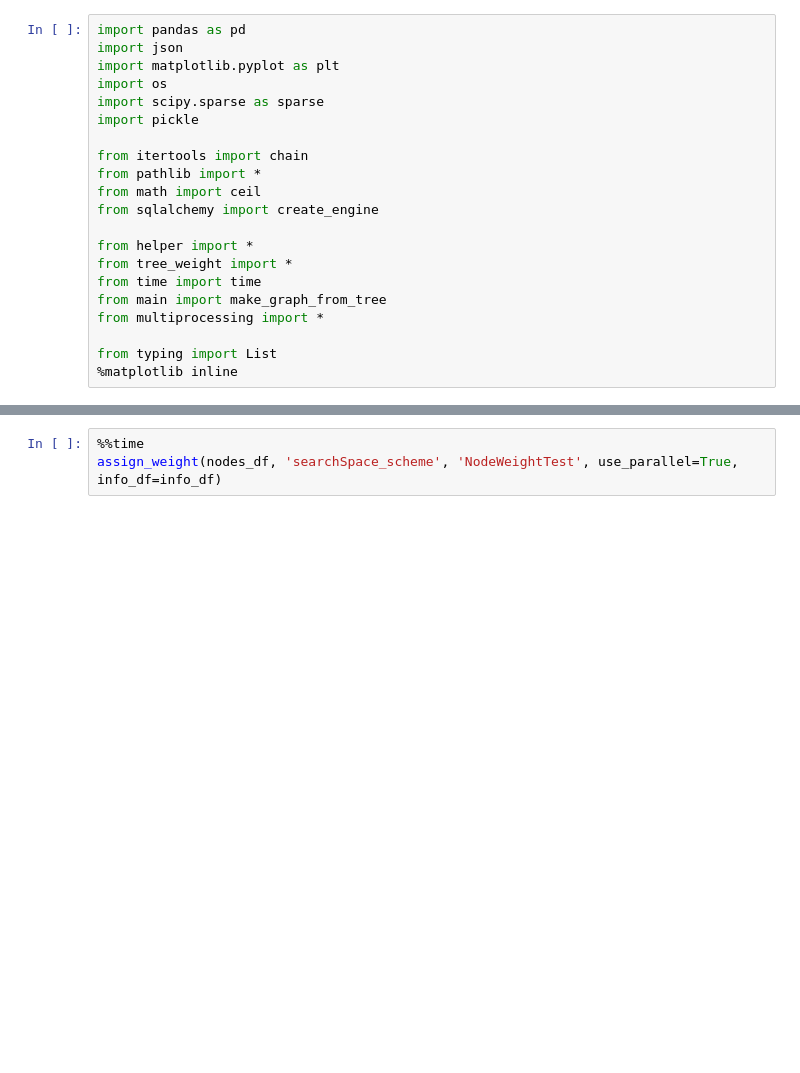
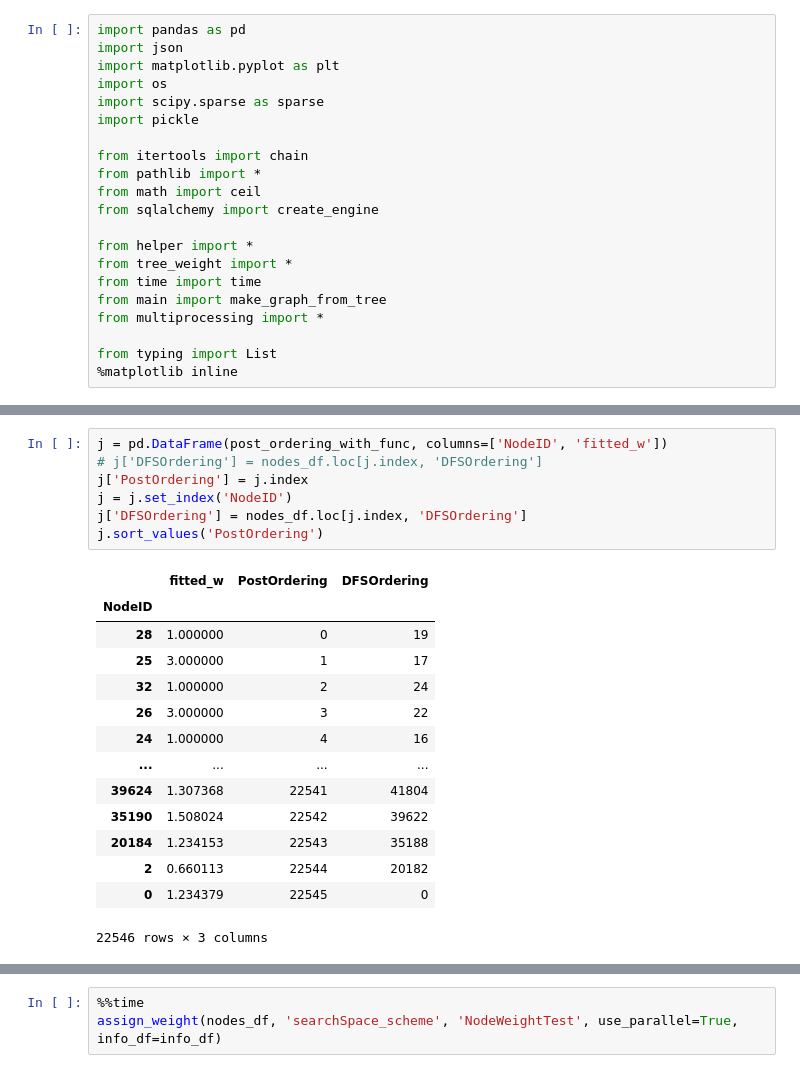
Before and after one commit to LongDangHoang/CPProgressEstimation, a Jupyter notebook: testground.ipynb, the cells around one changed output, grey strips where cells are left out. Cells and saved outputs as stored; diff of their text form; blank space fills up the shorter version.

```diff
--- a/testground.ipynb
+++ b/testground.ipynb
@@ -200,0 +154,22 @@ def assign_weight(nodes_df: pd.DataFrame, weight_scheme: str,
+# %%
+j = pd.DataFrame(post_ordering_with_func, columns=['NodeID', 'fitted_w'])
+# j['DFSOrdering'] = nodes_df.loc[j.index, 'DFSOrdering']
+j['PostOrdering'] = j.index
+j = j.set_index('NodeID')
+j['DFSOrdering'] = nodes_df.loc[j.index, 'DFSOrdering']
+j.sort_values('PostOrdering')
+# %% [output]
+|  | fitted_w | PostOrdering | DFSOrdering |
+| NodeID |  |  |  |
+| 28 | 1.000000 | 0 | 19 |
+| 25 | 3.000000 | 1 | 17 |
+| 32 | 1.000000 | 2 | 24 |
+| 26 | 3.000000 | 3 | 22 |
+| 24 | 1.000000 | 4 | 16 |
+| ... | ... | ... | ... |
+| 39624 | 1.307368 | 22541 | 41804 |
+| 35190 | 1.508024 | 22542 | 39622 |
+| 20184 | 1.234153 | 22543 | 35188 |
+| 2 | 0.660113 | 22544 | 20182 |
+| 0 | 1.234379 | 22545 | 0 |
+22546 rows × 3 columns
```
Also changed, not shown: parts of 18 cells of this notebook, 7 other files.
